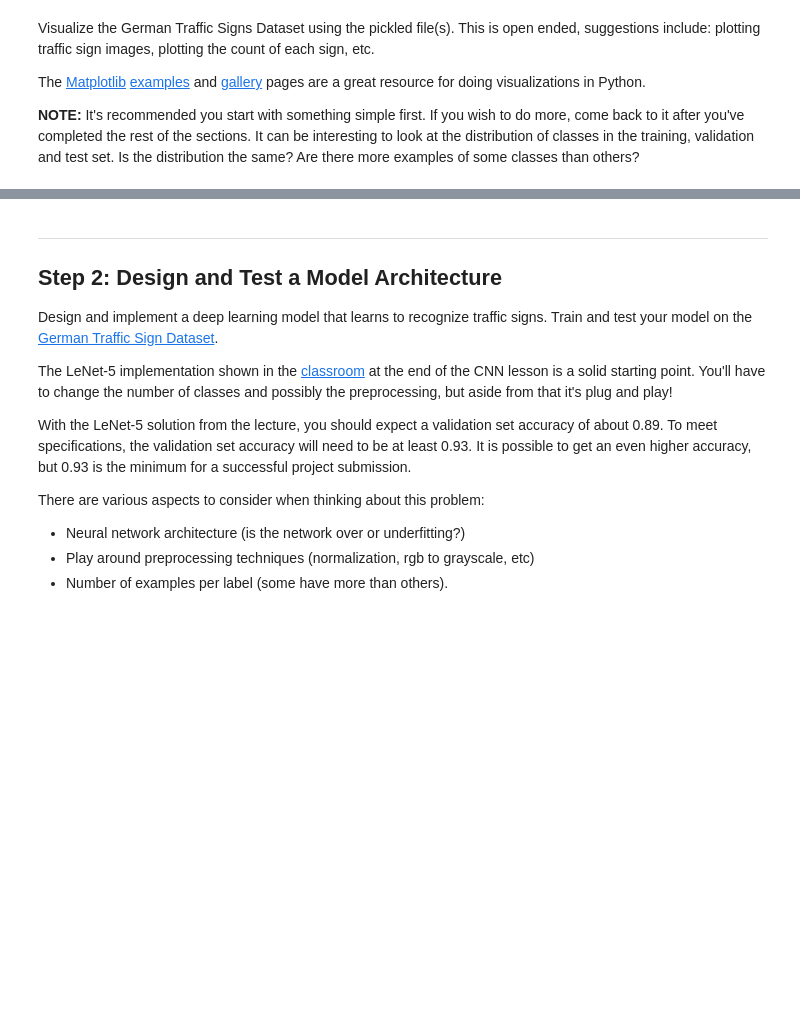
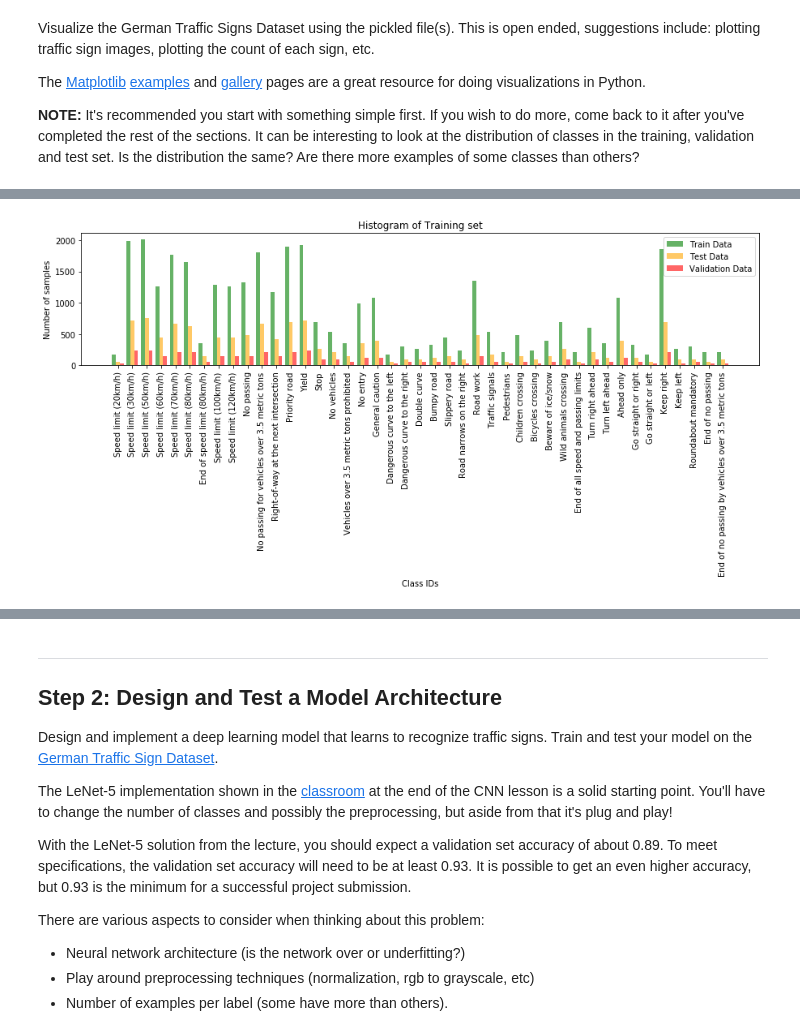
Before and after one commit to ChuChuIgbokwe/CarND-Traffic-Sign-Classifier-Project, a Jupyter notebook: Traffic_Sign_Classifier.ipynb, the cells around one changed output, grey strips where cells are left out. Drawn from its saved outputs; the diff is of its cells as text; code cells hidden in the pictures; blank space fills up the shorter version.

```diff
--- a/Traffic_Sign_Classifier.ipynb
+++ b/Traffic_Sign_Classifier.ipynb
@@ -131,0 +130,27 @@ for i in range(20):
+# %%
+ClassIDs = []
+SignNames = []
+
+#Using csv reader to read the csvfile
+with open('signnames.csv') as csvfile:
+    readCSV = csv.DictReader(csvfile, delimiter=',')
+
+    for row in readCSV:
+        ClassID = row['ClassId']
+        SignName = row['SignName']
+        ClassIDs.append(ClassID)
+        SignNames.append(SignName)
+# %%
+plt.figure(figsize=(15,3))
+bins = np.arange(n_classes+1) - 0.5
+# the histogram of the data
+plt.hist([y_train,y_test,y_valid], bins, rwidth = 0.8, color = ['g','orange','r'], alpha = 0.6, label=['Train Data', 'Test Data', 'Validation Data'])
+plt.legend()
+plt.xticks(range(n_classes),SignNames,rotation='vertical')
+plt.xlabel('Class IDs')
+plt.ylabel('Number of samples')
+plt.title(r'Histogram of Training set')
+plt.savefig("Histogram.png", bbox_inches='tight')
+plt.show()
+# %% [output]
+[figure, added]
```
Also changed, not shown: parts of 14 cells of this notebook, 8 other files.
